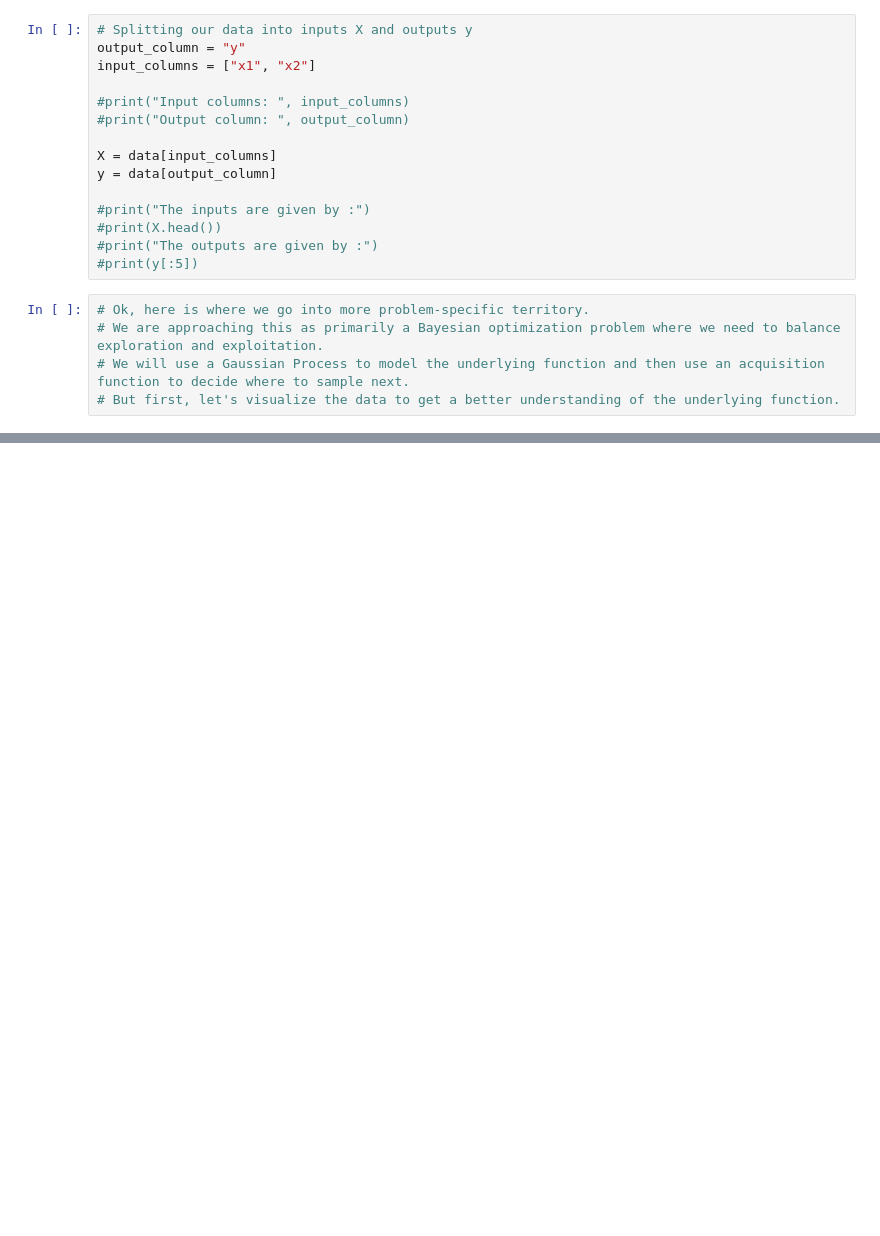
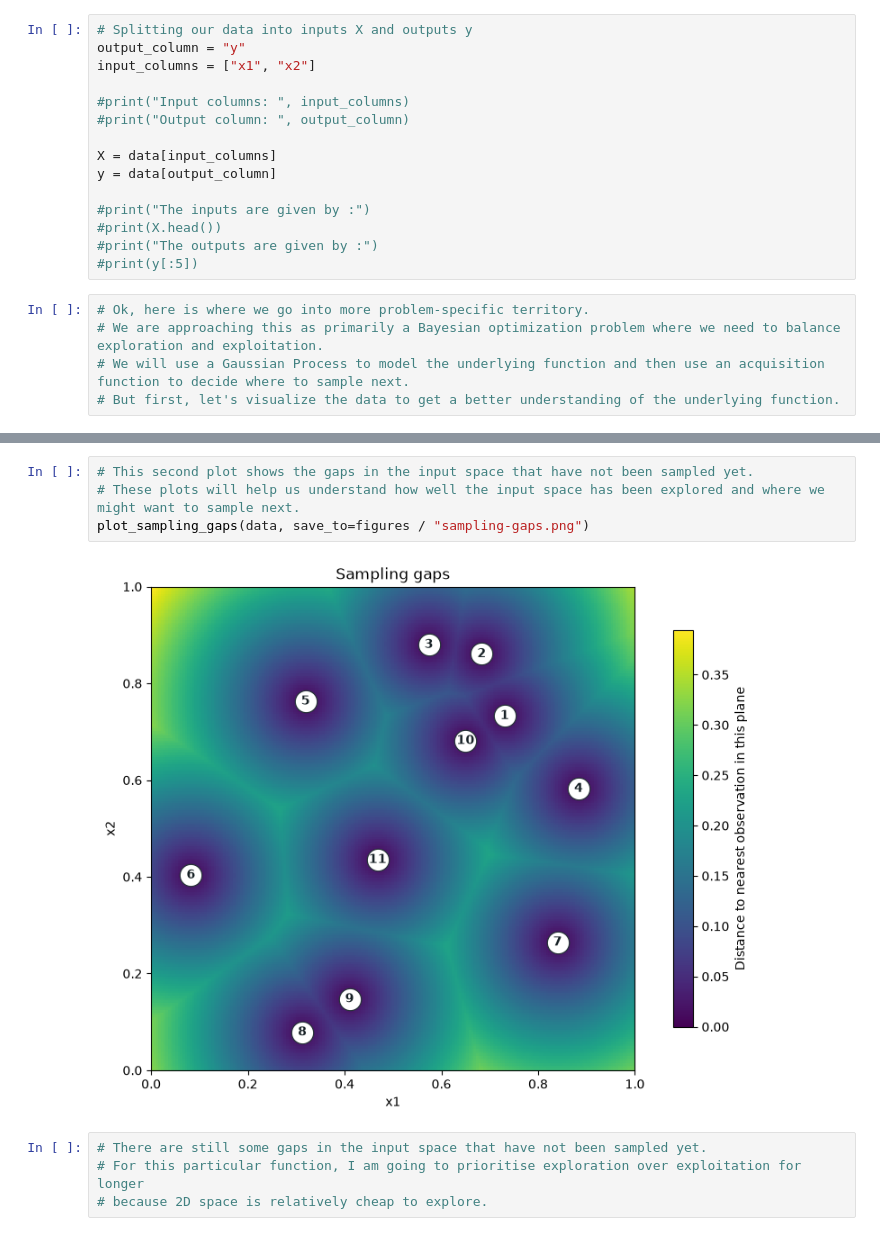
Before and after one commit to AnthonyPWatts/imperial-capstone, a Jupyter notebook: side-work/function_1/_my_function1.ipynb, the cells around one changed output, grey strips where cells are left out. Cells and saved outputs as stored; diff of their text form; blank space fills up the shorter version.

```diff
--- a/side-work/function_1/_my_function1.ipynb
+++ b/side-work/function_1/_my_function1.ipynb
@@ -128,0 +163,10 @@ The dotted lines mark zero on the left and the near-zero boundary on the right.
+# %%
+# This second plot shows the gaps in the input space that have not been sampled yet.
+# These plots will help us understand how well the input space has been explored and where we might want to sample next.
+plot_sampling_gaps(data, save_to=figures / "sampling-gaps.png")
+# %% [output]
+[figure, added]
+# %%
+# There are still some gaps in the input space that have not been sampled yet.
+# For this particular function, I am going to prioritise exploration over exploitation for longer
+# because 2D space is relatively cheap to explore.
```
Also changed, not shown: parts of 15 cells of this notebook, 1 other file.
